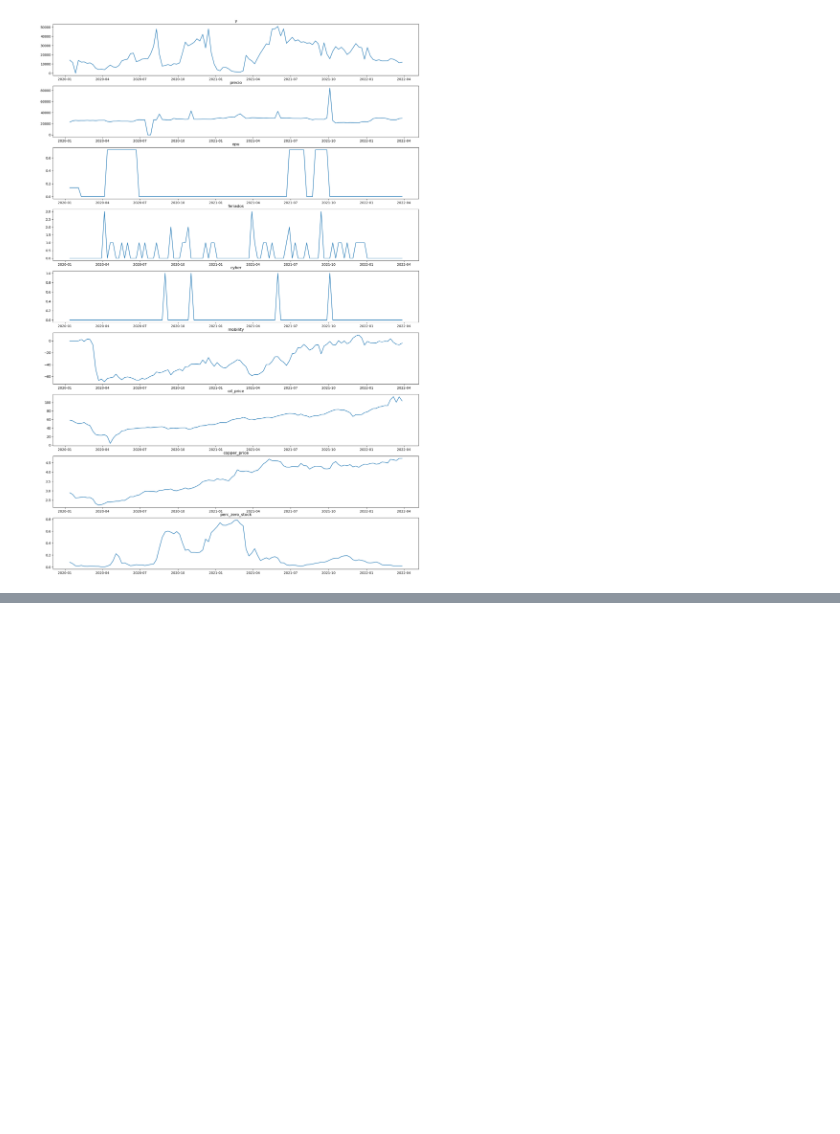
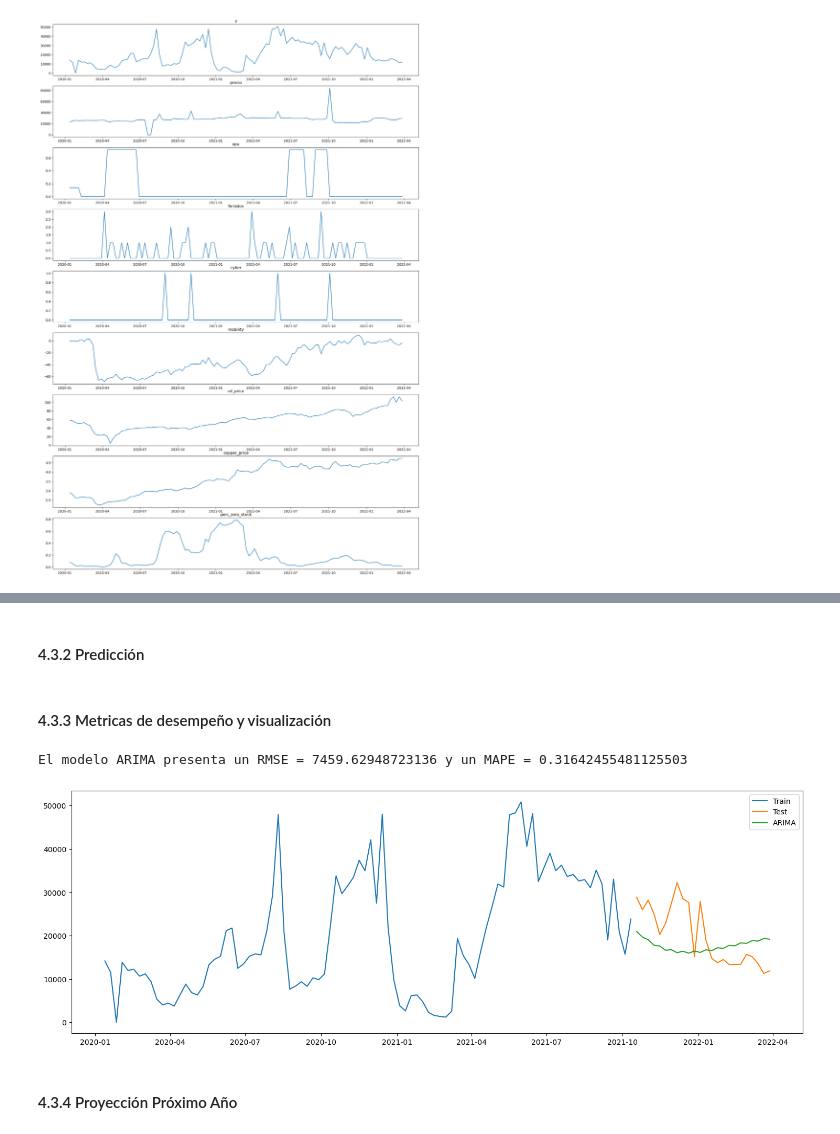
Before and after one commit to DiegoHidalgoS/Sodimac-Challenge, a Jupyter notebook: notebooks/main.ipynb, the cells around one changed output, grey strips where cells are left out. Saved outputs shown, nothing was run; the diff lists cells and outputs as text; code cells hidden in the pictures; blank space fills up the shorter version.

```diff
--- a/notebooks/main.ipynb
+++ b/notebooks/main.ipynb
@@ -144,0 +259,6 @@ for i, col in enumerate(df.columns[1:]):
+# %%
+target = ['y']
+features = df.columns.tolist()[1:]
+# %%
+X_train, y_train = train_data[features],train_data[target]
+X_test, y_test = test_data[features],test_data[target]
@@ -144,0 +276,30 @@ for i, col in enumerate(df.columns[1:]):
+# %%
+model = ARIMA(y_train, order=(4, 0, 2))
+model_fit = model.fit()
+# %% [markdown]
+#### 4.3.2 Predicción
+# %%
+y_pred_arima = model_fit.predict(start=y_test.index[0], end=y_test.index[-1])
+# %% [markdown]
+#### 4.3.3 Metricas de desempeño y visualización
+# %%
+# Calcular RMSE
+rmse = np.sqrt(mean_squared_error(test_data.y, y_pred_arima))
+
+# Calcular el MAPE
+mape = mean_absolute_percentage_error(test_data.y, y_pred_arima)
+
+print('El modelo ARIMA presenta un RMSE = {} y un MAPE = {}'.format(rmse,mape))
+# %% [output]
+El modelo ARIMA presenta un RMSE = 7459.62948723136 y un MAPE = 0.31642455481125503
+# %%
+plt.figure(figsize=(18,6))
+plt.plot(train_data.index,train_data.y,label = 'Train')
+plt.plot(test_data.index,test_data.y,label = 'Test')
+plt.plot(test_data.index, y_pred_arima, label = 'ARIMA')
+plt.legend()
+plt.show()
+# %% [output]
+[figure, added]
+# %% [markdown]
+#### 4.3.4 Proyección Próximo Año
```
Also changed, not shown: parts of 55 cells of this notebook.
